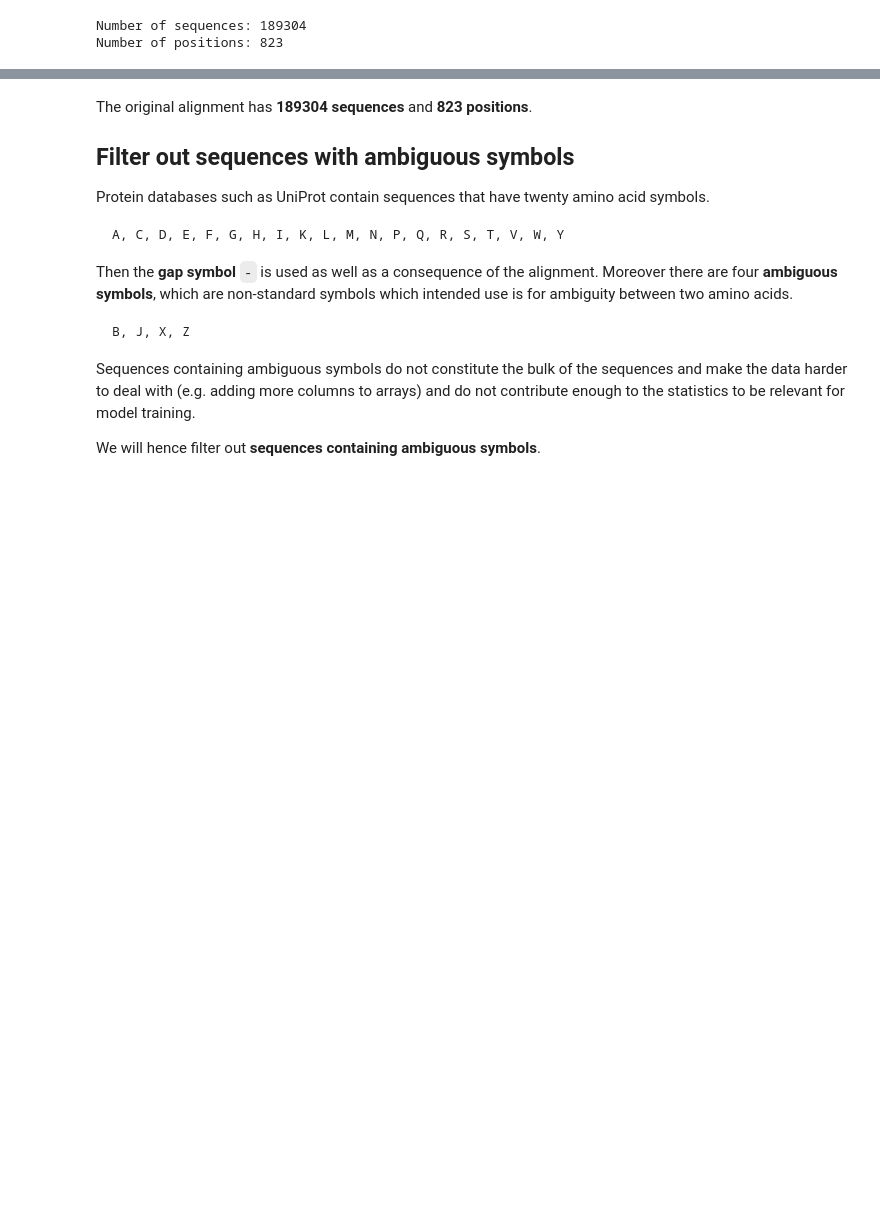
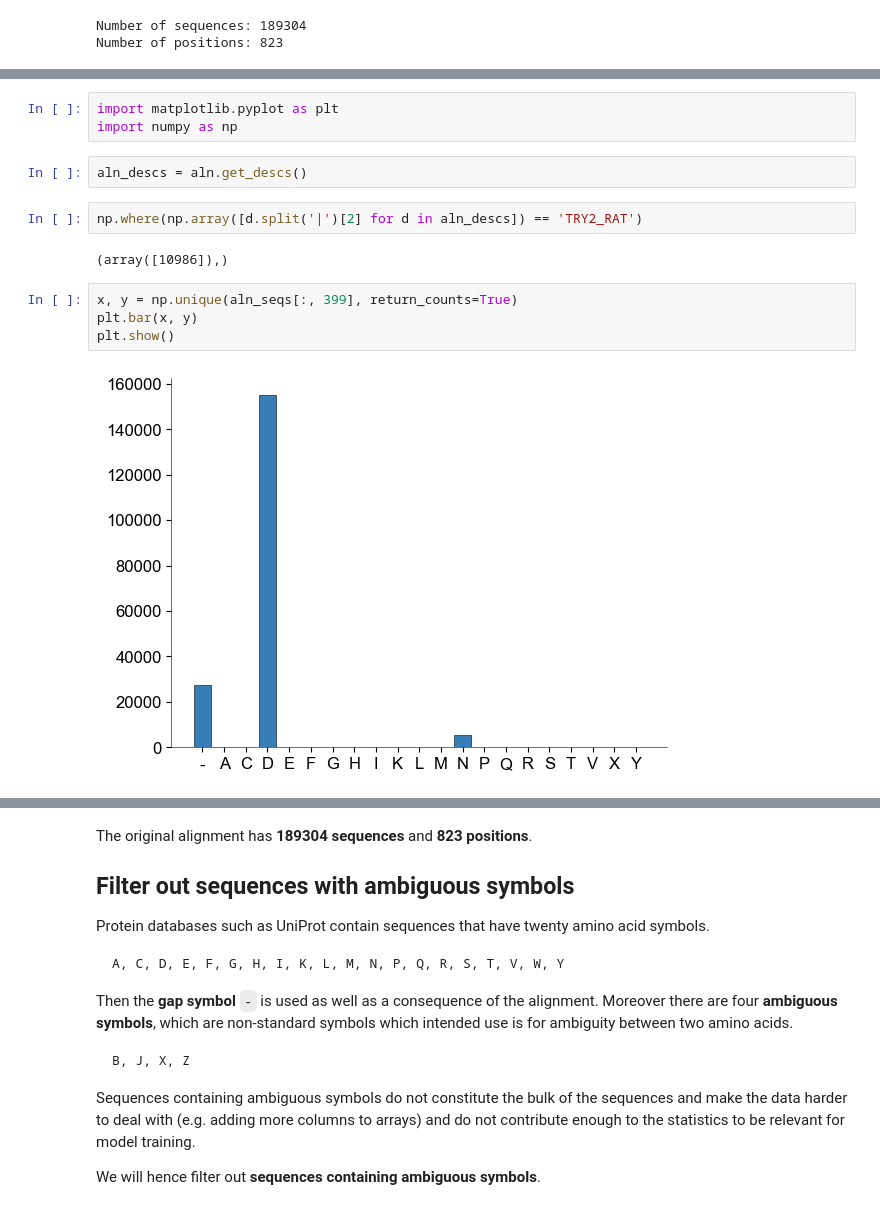
Before and after one commit to shoyip/SerProtAlign, a Jupyter notebook: notebooks/00_alignment_cleaning.ipynb, the cells around one changed output, grey strips where cells are left out. Cells and saved outputs as stored; diff of their text form; blank space fills up the shorter version.

```diff
--- a/notebooks/00_alignment_cleaning.ipynb
+++ b/notebooks/00_alignment_cleaning.ipynb
@@ -37,0 +63,15 @@ Number of positions: 823
+# %%
+import matplotlib.pyplot as plt
+import numpy as np
+# %%
+aln_descs = aln.get_descs()
+# %%
+np.where(np.array([d.split('|')[2] for d in aln_descs]) == 'TRY2_RAT')
+# %% [output]
+(array([10986]),)
+# %%
+x, y = np.unique(aln_seqs[:, 399], return_counts=True)
+plt.bar(x, y)
+plt.show()
+# %% [output]
+[figure, added]
```
Also changed, not shown: parts of 9 cells of this notebook, 2 other files.
